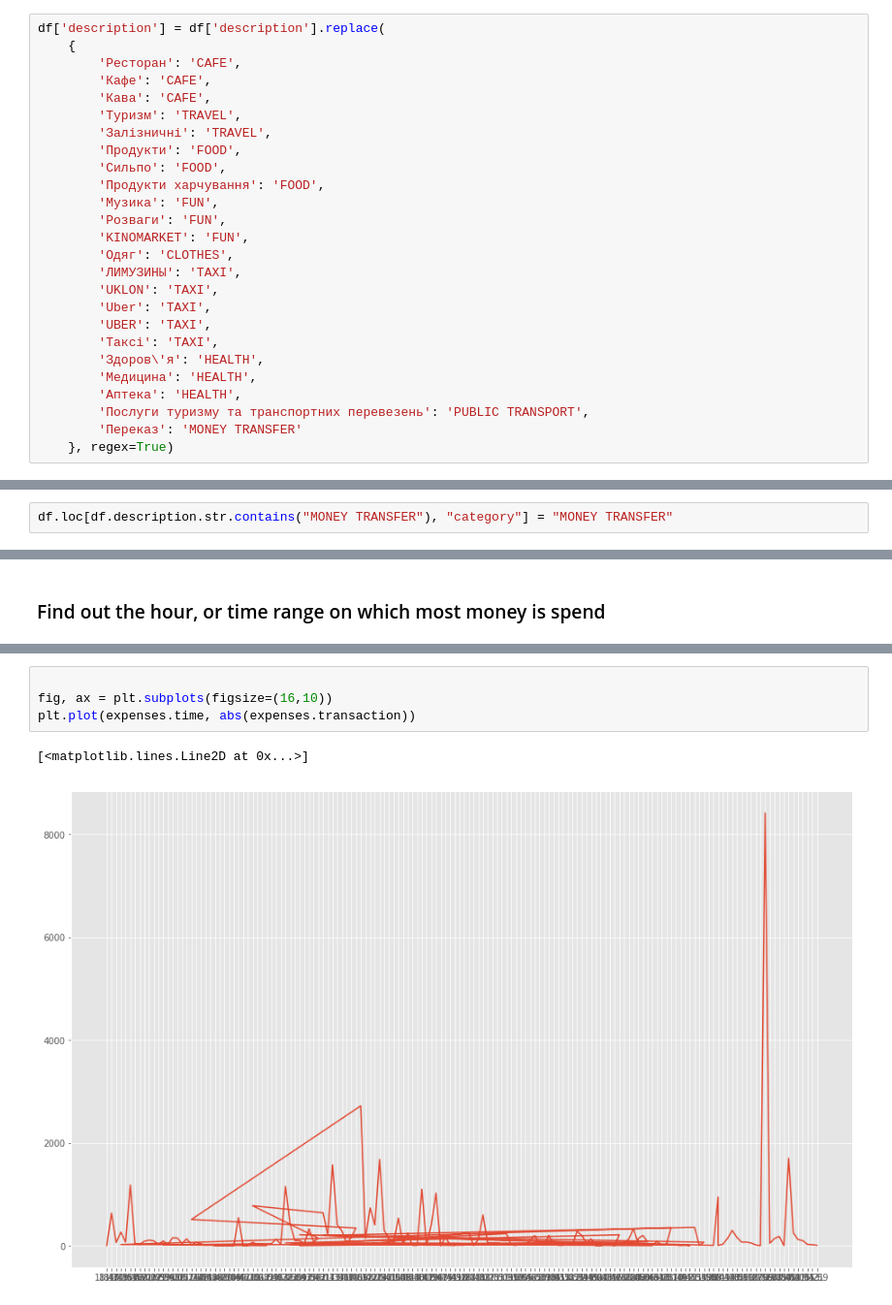
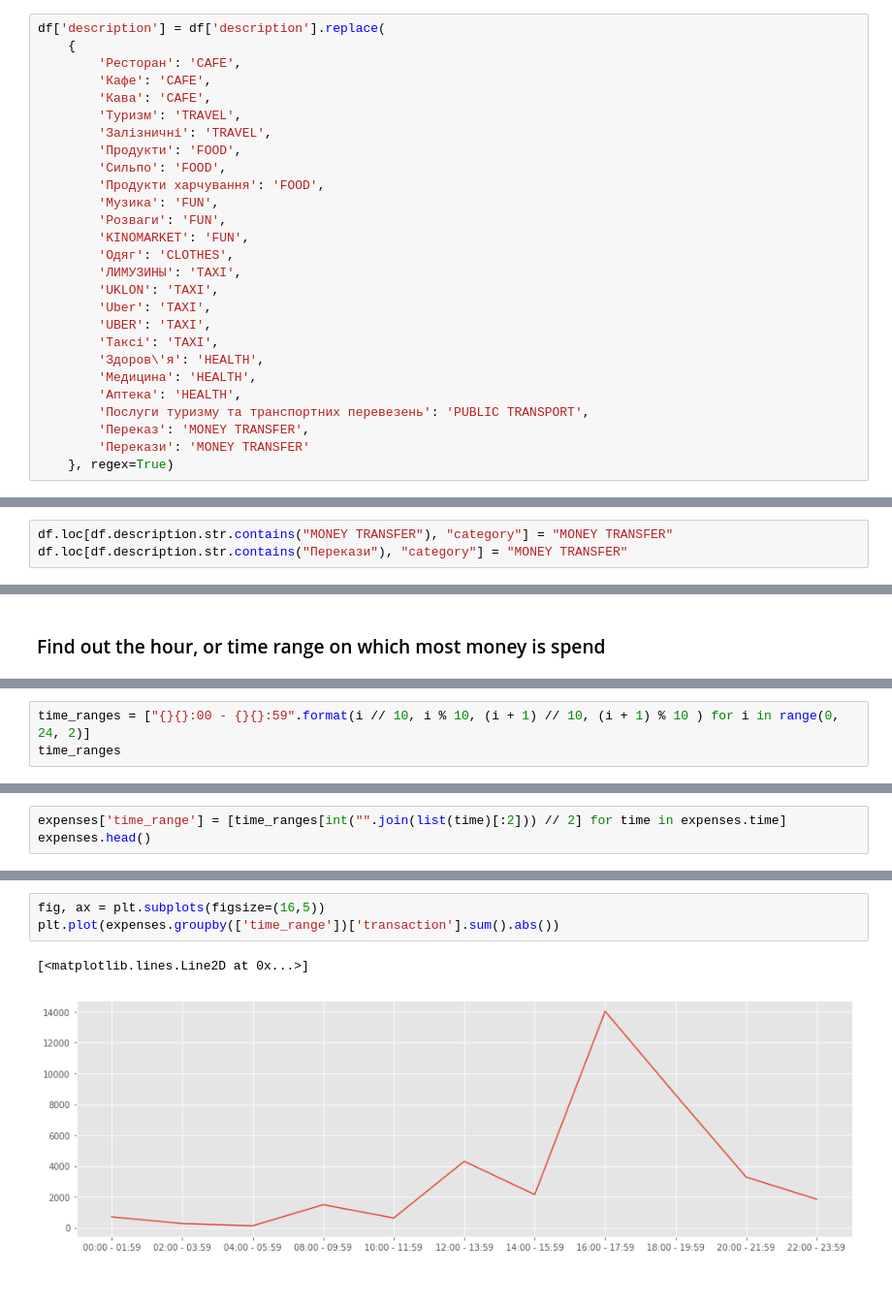
Before and after one commit to tbatsenko/data_processing_pb_analysis, a Jupyter notebook: Money analysis - privatbank.ipynb, the cells around one changed output, grey strips where cells are left out. Shown at 97% size. Cells and saved outputs as stored; diff of their text form.

Commit message:
Update the project, by adding more analysis withing different time ranges, try prediction

```diff
--- a/Money analysis - privatbank.ipynb
+++ b/Money analysis - privatbank.ipynb
@@ -222,7 +214,8 @@ df['description'] = df['description'].replace(
         'Медицина': 'HEALTH',
         'Аптека': 'HEALTH',
         'Послуги туризму та транспортних перевезень': 'PUBLIC TRANSPORT',
-        'Переказ': 'MONEY TRANSFER'
+        'Переказ': 'MONEY TRANSFER',
+        'Перекази': 'MONEY TRANSFER'
     }, regex=True)
 # %% [markdown]
 ### Label categories where possible
@@ -246,6 +239,7 @@ df.loc[df.description.str.contains("PUBLIC TRANSPORT"), "category"] = "PUBLIC TR
 df.loc[df.description.str.contains("TRAPEZNA"), "category"] = "TRAPEZNA"
 # %%
 df.loc[df.description.str.contains("MONEY TRANSFER"), "category"] = "MONEY TRANSFER"
+df.loc[df.description.str.contains("Перекази"), "category"] = "MONEY TRANSFER"
 # %%
 df.loc[df.description.str.contains("HEALTH"), "category"] = "HEALTH"
 # %%
@@ -532,0 +548,3 @@ On Sundays I spend 5112.25 uah in total
+# %%
+time_ranges = ["{}{}:00 - {}{}:59".format(i // 10, i % 10, (i + 1) // 10, (i + 1) % 10 ) for i in range(0, 24, 2)]
+time_ranges
@@ -532,0 +569,3 @@ On Sundays I spend 5112.25 uah in total
+# %%
+expenses['time_range'] = [time_ranges[int("".join(list(time)[:2])) // 2] for time in expenses.time]
+expenses.head()
@@ -533,7 +597,6 @@ On Sundays I spend 5112.25 uah in total
 # %%
-
-fig, ax = plt.subplots(figsize=(16,10))
-plt.plot(expenses.time, abs(expenses.transaction))
+fig, ax = plt.subplots(figsize=(16,5))
+plt.plot(expenses.groupby(['time_range'])['transaction'].sum().abs())
 # %% [output]
 [<matplotlib.lines.Line2D at 0x...>]
-[figure, old version]
+[figure, new version]
```
Also changed, not shown: parts of 53 cells of this notebook, 4 other files.
